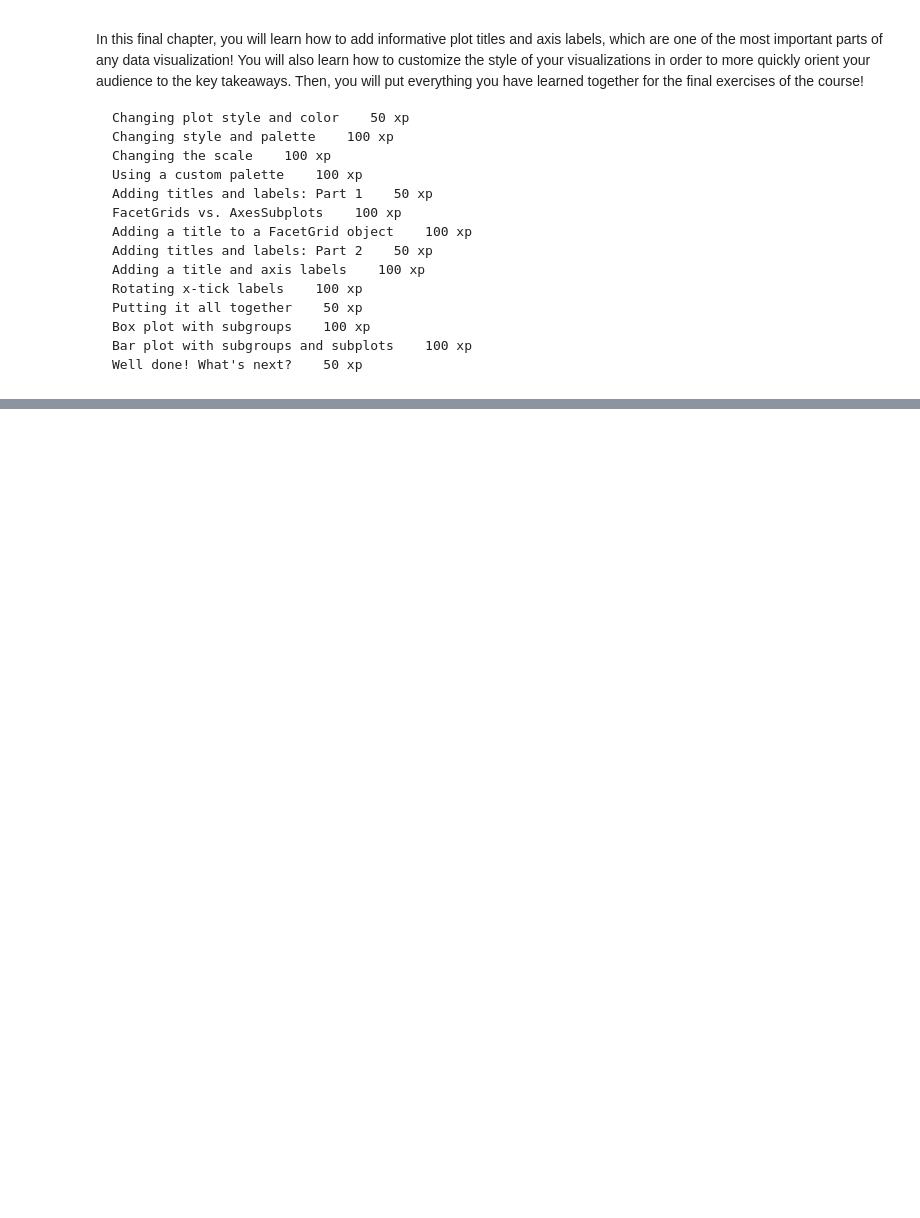
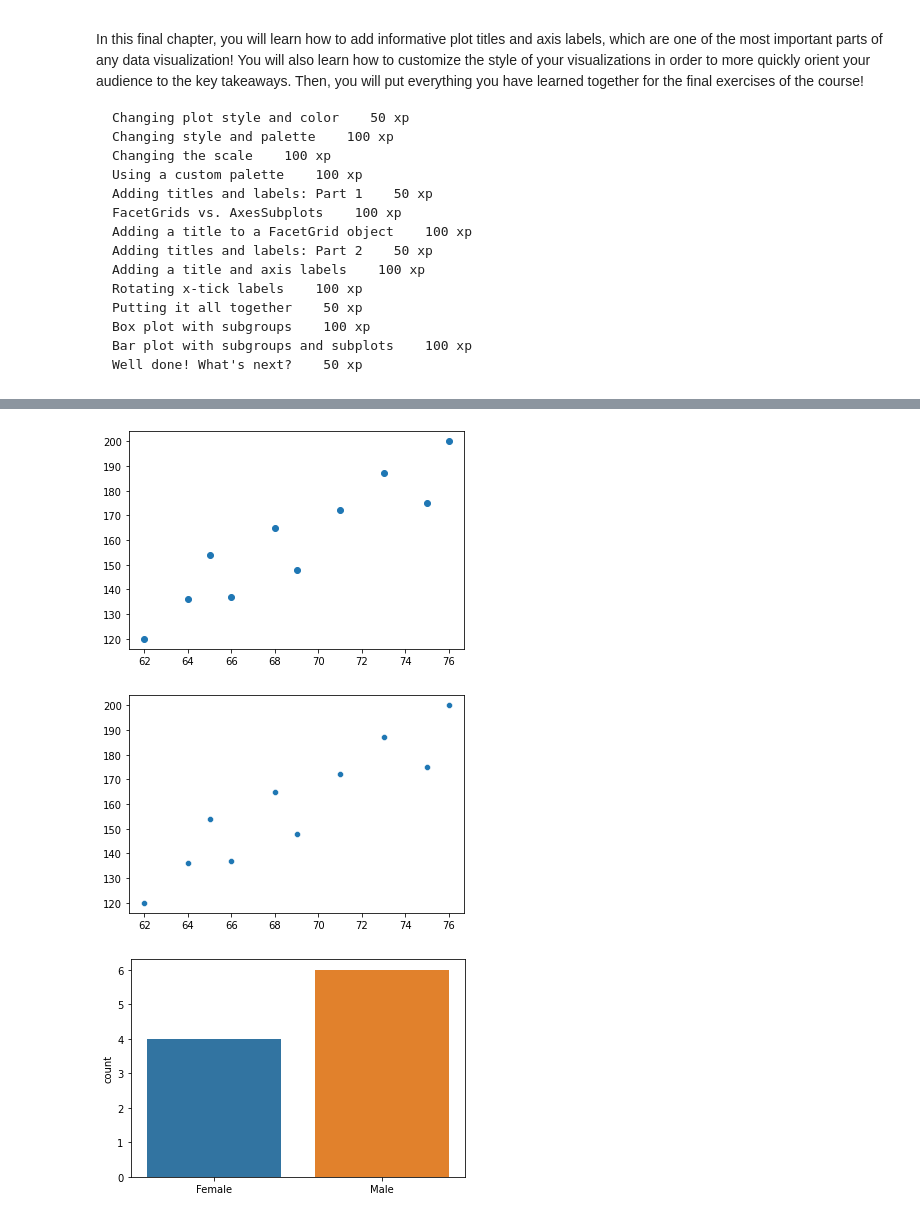
Before and after one commit to johnhhu2020/DataCamp-Data-Scientist-with-Python-Track, a Jupyter notebook: DataCamp Introduction to Data Visualization with Seaborn.ipynb, the cells around one changed output, grey strips where cells are left out. Cells and saved outputs as stored; diff of their text form; code cells hidden in the pictures; blank space fills up the shorter version.

```diff
--- a/DataCamp Introduction to Data Visualization with Seaborn.ipynb
+++ b/DataCamp Introduction to Data Visualization with Seaborn.ipynb
@@ -87,0 +119,31 @@ My name is Erin Case, and I'll be your instructor.  Seaborn is a powerful Python
+# %%
+import matplotlib.pyplot as plt
+import seaborn as sns
+
+
+height = [62, 64, 69, 75, 66, 68, 65, 71, 76, 73]
+weight = [120, 136, 148, 175, 137, 165, 154, 172, 200, 187]
+gender = ['Female', 'Female', 'Female', 'Female', 'Male', 'Male', 'Male', 'Male', 'Male', 'Male']
+
+
+fig, ax = plt.subplots()
+
+
+ax.scatter(height, weight)
+
+plt.show()
+
+
+
+
+sns.scatterplot(x=height, y=weight)
+plt.show()
+
+
+
+sns.countplot(x=gender)
+plt.show()
+# %% [output]
+[figure, added]
+[figure, added]
+[figure, added]
```
Also changed, not shown: parts of 4 cells of this notebook.
